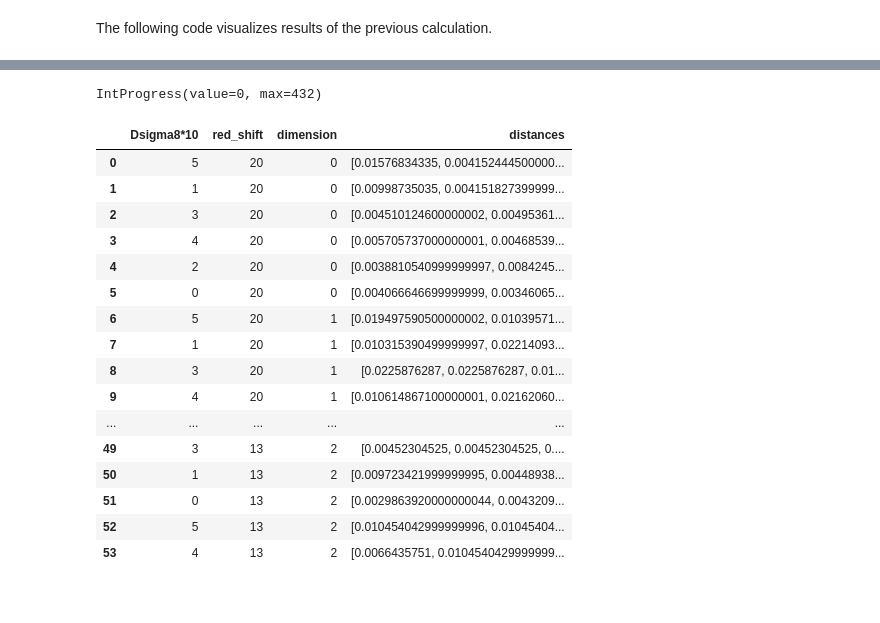
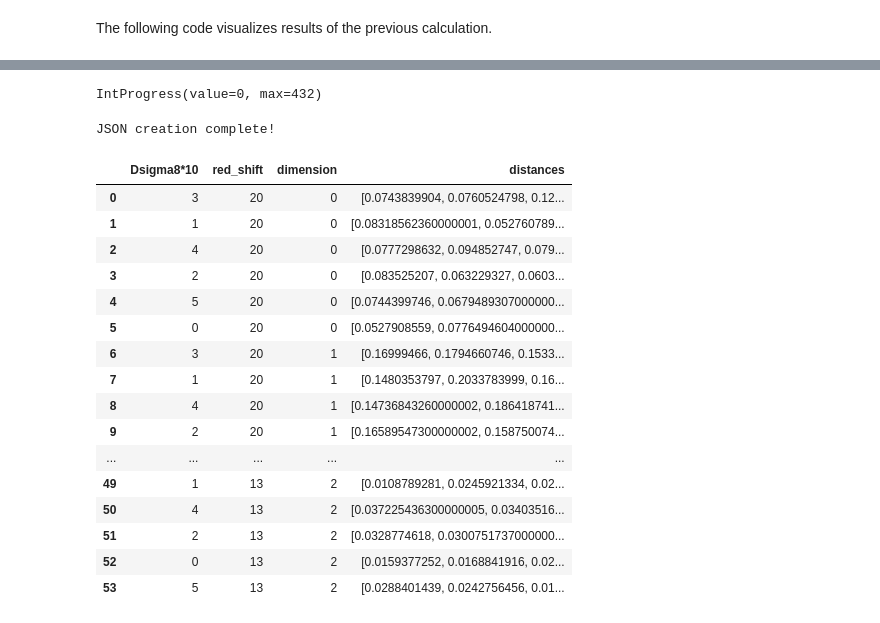
Before and after one commit to mtsizh/bottleneck-distance-for-sigma8, a Jupyter notebook: wasserstein_distance.ipynb, the cells around one changed output, grey strips where cells are left out. Drawn from its saved outputs; the diff is of its cells as text; code cells hidden in the pictures.

```diff
--- a/wasserstein_distance.ipynb
+++ b/wasserstein_distance.ipynb
@@ -189,11 +198,13 @@ HBox(children=(Dropdown(description='dimension', options=(0, 1, 2), value=0), Dr
 [interactive output not drawn]
 # %%
 order = 1
+read_from = "persistence.json"
+save_to = "distances.json"
 
 import numpy as np
 import pandas as pd
 import gudhi
-import gudhi.wasserstein
+import gudhi.hera
 
 df = pd.read_json(read_from)
 result = pd.DataFrame(columns=["Dsigma8*10", "red_shift", "dimension", "distances"])
@@ -215,8 +226,8 @@ for r_shift in df['red_shift'].unique():
           continue
         I2 = np.transpose([df2.iloc[idx2]['born'], df2.iloc[idx2]['dies']]).astype(float)
         sigma82 = df2.iloc[idx2]['sigma8*10']
-        dist = float(gudhi.bottleneck_distance(I1, I2))
-        #dist = float(gudhi.wasserstein.wasserstein_distance(I1, I2, order))
+        #dist = float(gudhi.bottleneck_distance(I1, I2))
+        dist = float(gudhi.hera.wasserstein_distance(I1, I2, order))
         dsigma = np.abs(sigma81 - sigma82)
         if not dsigma in distances:
           distances[dsigma] = []
@@ -229,23 +240,36 @@ for r_shift in df['red_shift'].unique():
              'distances': distances[dsigma]}
       result = result.append(row, ignore_index = True)
 
-result
+result.to_json(save_to)
+print("JSON creation complete!")
 # %% [output]
 IntProgress(value=0, max=432)
-|  | Dsigma8*10 | red_shift | dimension | distances |
-| 0 | 5 | 20 | 0 | [0.01576834335, 0.004152444500000... |
-| 1 | 1 | 20 | 0 | [0.00998735035, 0.004151827399999... |
-| 2 | 3 | 20 | 0 | [0.004510124600000002, 0.00495361... |
-| 3 | 4 | 20 | 0 | [0.005705737000000001, 0.00468539... |
-| 4 | 2 | 20 | 0 | [0.0038810540999999997, 0.0084245... |
-| 5 | 0 | 20 | 0 | [0.004066646699999999, 0.00346065... |
-| 6 | 5 | 20 | 1 | [0.019497590500000002, 0.01039571... |
-| 7 | 1 | 20 | 1 | [0.010315390499999997, 0.02214093... |
-| 8 | 3 | 20 | 1 | [0.0225876287, 0.0225876287, 0.01... |
-| 9 | 4 | 20 | 1 | [0.010614867100000001, 0.02162060... |
-| ... | ... | ... | ... | ... |
-| 49 | 3 | 13 | 2 | [0.00452304525, 0.00452304525, 0.... |
-| 50 | 1 | 13 | 2 | [0.009723421999999995, 0.00448938... |
-| 51 | 0 | 13 | 2 | [0.0029863920000000044, 0.0043209... |
-| 52 | 5 | 13 | 2 | [0.010454042999999996, 0.01045404... |
-| 53 | 4 | 13 | 2 | [0.0066435751, 0.0104540429999999... |
+JSON creation complete!
+# %%
+read_from = "distances.json"
+
+import numpy as np
+import pandas as pd
+import gudhi
+import gudhi.hera
+
+df = pd.read_json(read_from)
+df
+# %% [output]
+|  | Dsigma8*10 | red_shift | dimension | distances |
+| 0 | 3 | 20 | 0 | [0.0743839904, 0.0760524798, 0.12... |
+| 1 | 1 | 20 | 0 | [0.08318562360000001, 0.052760789... |
+| 2 | 4 | 20 | 0 | [0.0777298632, 0.094852747, 0.079... |
+| 3 | 2 | 20 | 0 | [0.083525207, 0.063229327, 0.0603... |
+| 4 | 5 | 20 | 0 | [0.0744399746, 0.0679489307000000... |
+| 5 | 0 | 20 | 0 | [0.0527908559, 0.0776494604000000... |
+| 6 | 3 | 20 | 1 | [0.16999466, 0.1794660746, 0.1533... |
+| 7 | 1 | 20 | 1 | [0.1480353797, 0.2033783999, 0.16... |
+| 8 | 4 | 20 | 1 | [0.14736843260000002, 0.186418741... |
+| 9 | 2 | 20 | 1 | [0.16589547300000002, 0.158750074... |
+| ... | ... | ... | ... | ... |
+| 49 | 1 | 13 | 2 | [0.0108789281, 0.0245921334, 0.02... |
+| 50 | 4 | 13 | 2 | [0.037225436300000005, 0.03403516... |
+| 51 | 2 | 13 | 2 | [0.0328774618, 0.0300751737000000... |
+| 52 | 0 | 13 | 2 | [0.0159377252, 0.0168841916, 0.02... |
+| 53 | 5 | 13 | 2 | [0.0288401439, 0.0242756456, 0.01... |
```
Also changed, not shown: parts of 7 cells of this notebook.
